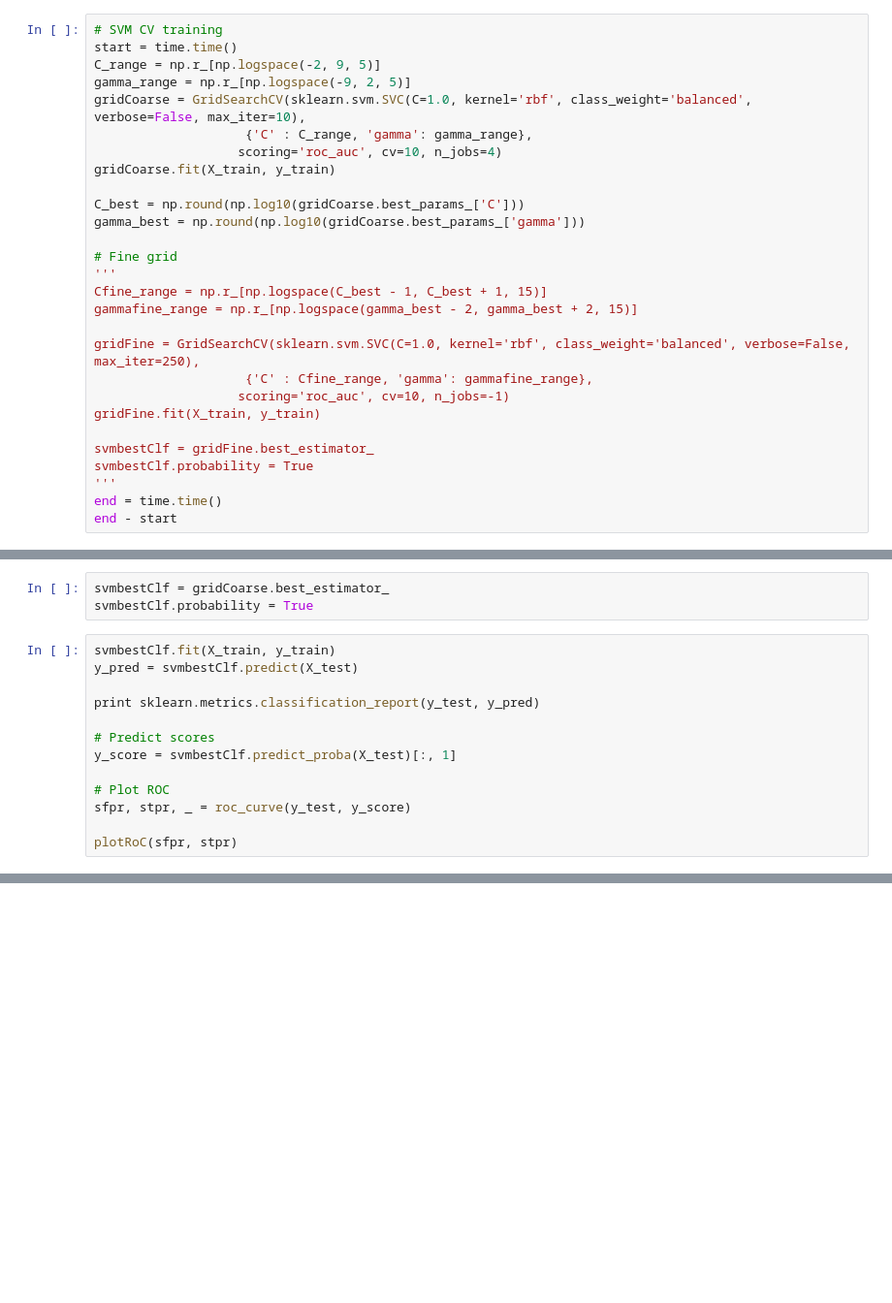
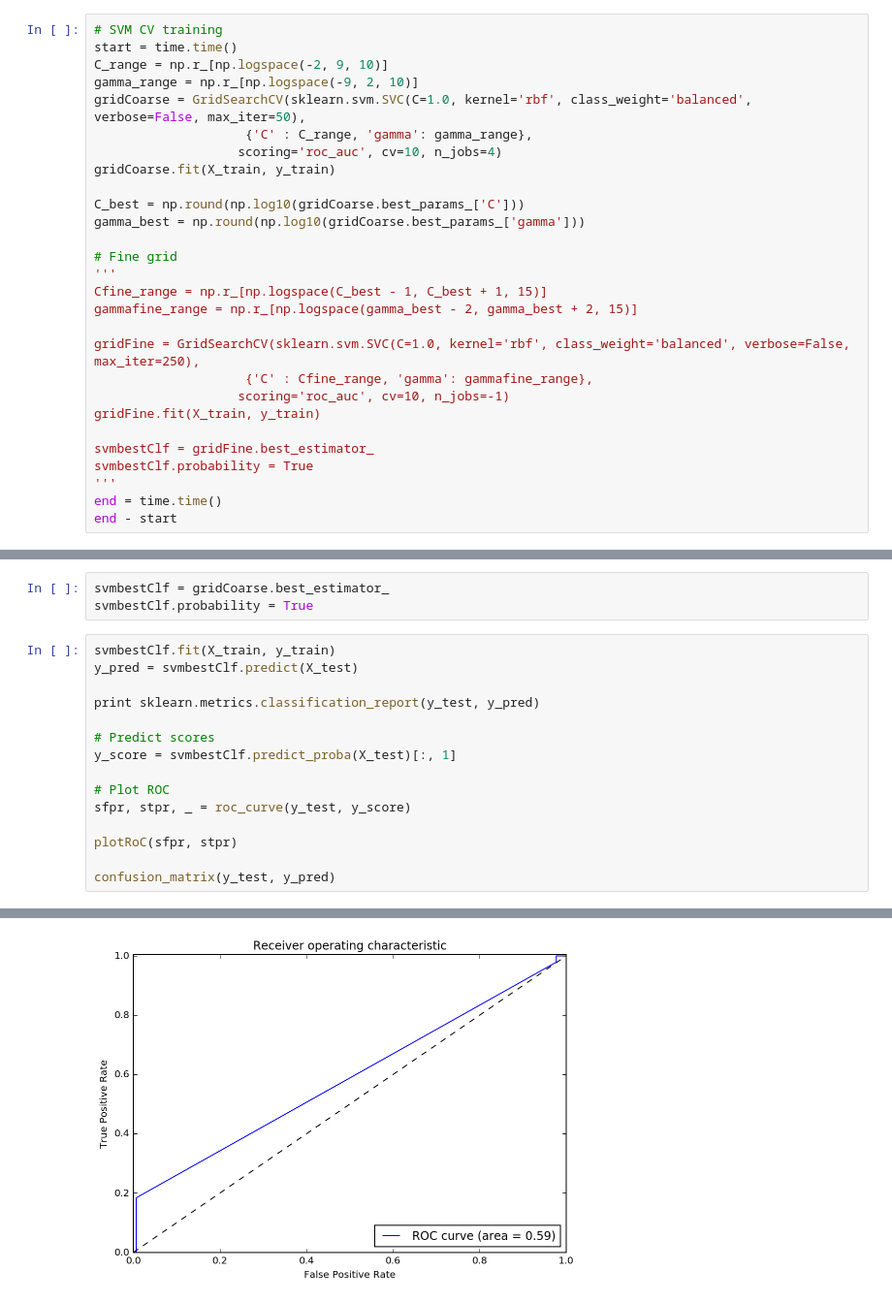
Before and after one commit to martymcwizard/CS512_link_predictor, a Jupyter notebook: ClassificationModels.ipynb, the cells around one changed output, grey strips where cells are left out. Shown: that part at 97% size. Cells and saved outputs as stored; diff of their text form; blank space fills up the shorter version.

```diff
--- a/ClassificationModels.ipynb
+++ b/ClassificationModels.ipynb
@@ -72,9 +76,9 @@ end - start
 # %%
 # SVM CV training
 start = time.time()
-C_range = np.r_[np.logspace(-2, 9, 5)]
-gamma_range = np.r_[np.logspace(-9, 2, 5)]
-gridCoarse = GridSearchCV(sklearn.svm.SVC(C=1.0, kernel='rbf', class_weight='balanced', verbose=False, max_iter=10),
+C_range = np.r_[np.logspace(-2, 9, 10)]
+gamma_range = np.r_[np.logspace(-9, 2, 10)]
+gridCoarse = GridSearchCV(sklearn.svm.SVC(C=1.0, kernel='rbf', class_weight='balanced', verbose=False, max_iter=50),
                     {'C' : C_range, 'gamma': gamma_range},
                    scoring='roc_auc', cv=10, n_jobs=4)
 gridCoarse.fit(X_train, y_train)
@@ -119,3 +127,6 @@ y_score = svmbestClf.predict_proba(X_test)[:, 1]
 sfpr, stpr, _ = roc_curve(y_test, y_score)
 
 plotRoC(sfpr, stpr)
+
+confusion_matrix(y_test, y_pred)
+# %% [output]
@@ -122,3 +141,4 @@ plotRoC(sfpr, stpr)
+[figure, added]
 # %%
 ######## Random Forest ##########
 start = time.time()
```
Also changed, not shown: parts of 9 cells of this notebook.
